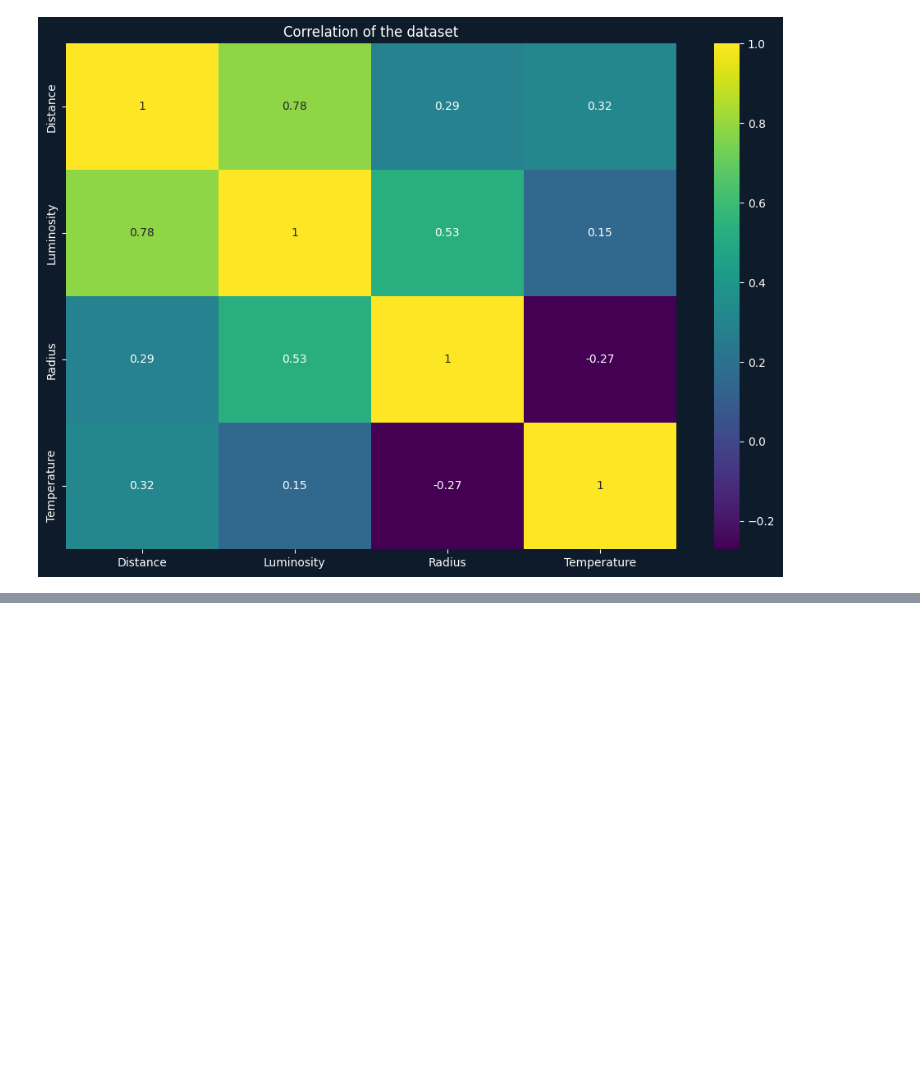
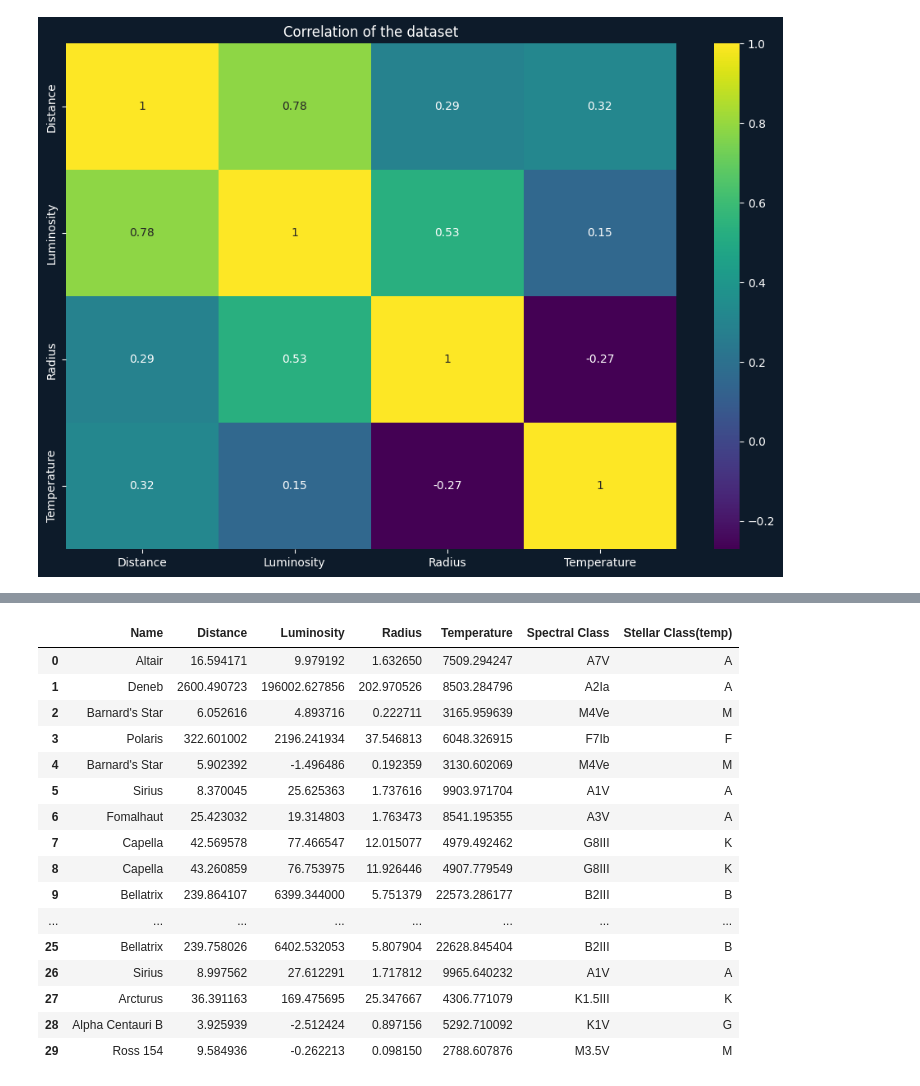
Before and after one commit to faizan-yousaf/Stellar_Insight, a Jupyter notebook: stars.ipynb, the cells around one changed output, grey strips where cells are left out. Cells and saved outputs as stored; diff of their text form; code cells hidden in the pictures; blank space fills up the shorter version.

Commit message:
UPDATE: created a new column on the basis of temperature and spectral class

```diff
--- a/stars.ipynb
+++ b/stars.ipynb
@@ -1148,0 +1151,39 @@ plt.show()
+# %%
+def classify_steller_on_temperature(temp):
+    if 30000 <= temp <= 50000:
+        return 'O'
+    elif 10000 <= temp < 30000:
+        return 'B'
+    elif 7500 <= temp < 10000:
+        return 'A'
+    elif 6000 <= temp < 7500:
+        return 'F'
+    elif 5200 <= temp < 6000:
+        return 'G'
+    elif 3700 <= temp < 5200:
+        return 'K'
+    elif 2000 <= temp < 3700:
+        return 'M'
+    else:
+        return 'Unknown'
+df['Stellar Class(temp)'] = df['Temperature'].apply(classify_steller_on_temperature)
+# %%
+df.head(30)
+# %% [output]
+|  | Name | Distance | Luminosity | Radius | Temperature | Spectral Class | Stellar Class(temp) |
+| 0 | Altair | 16.594171 | 9.979192 | 1.632650 | 7509.294247 | A7V | A |
+| 1 | Deneb | 2600.490723 | 196002.627856 | 202.970526 | 8503.284796 | A2Ia | A |
+| 2 | Barnard's Star | 6.052616 | 4.893716 | 0.222711 | 3165.959639 | M4Ve | M |
+| 3 | Polaris | 322.601002 | 2196.241934 | 37.546813 | 6048.326915 | F7Ib | F |
+| 4 | Barnard's Star | 5.902392 | -1.496486 | 0.192359 | 3130.602069 | M4Ve | M |
+| 5 | Sirius | 8.370045 | 25.625363 | 1.737616 | 9903.971704 | A1V | A |
+| 6 | Fomalhaut | 25.423032 | 19.314803 | 1.763473 | 8541.195355 | A3V | A |
+| 7 | Capella | 42.569578 | 77.466547 | 12.015077 | 4979.492462 | G8III | K |
+| 8 | Capella | 43.260859 | 76.753975 | 11.926446 | 4907.779549 | G8III | K |
+| 9 | Bellatrix | 239.864107 | 6399.344000 | 5.751379 | 22573.286177 | B2III | B |
+| ... | ... | ... | ... | ... | ... | ... | ... |
+| 25 | Bellatrix | 239.758026 | 6402.532053 | 5.807904 | 22628.845404 | B2III | B |
+| 26 | Sirius | 8.997562 | 27.612291 | 1.717812 | 9965.640232 | A1V | A |
+| 27 | Arcturus | 36.391163 | 169.475695 | 25.347667 | 4306.771079 | K1.5III | K |
+| 28 | Alpha Centauri B | 3.925939 | -2.512424 | 0.897156 | 5292.710092 | K1V | G |
+| 29 | Ross 154 | 9.584936 | -0.262213 | 0.098150 | 2788.607876 | M3.5V | M |
```
Also changed, not shown: parts of 4 cells of this notebook.
